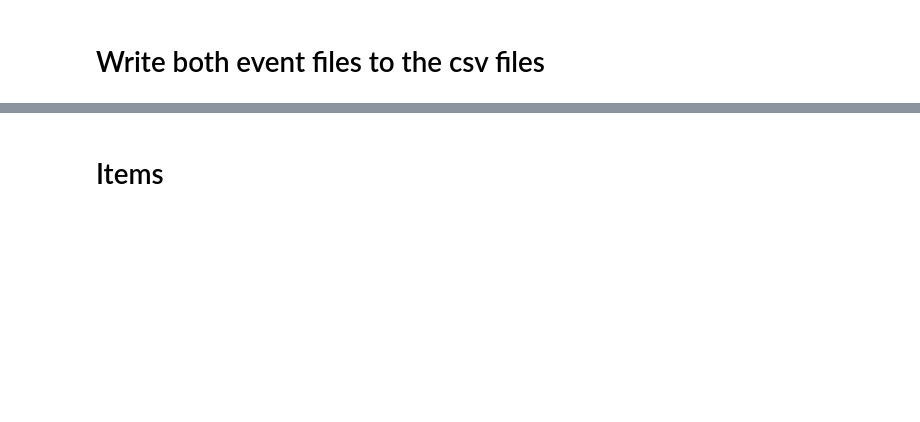
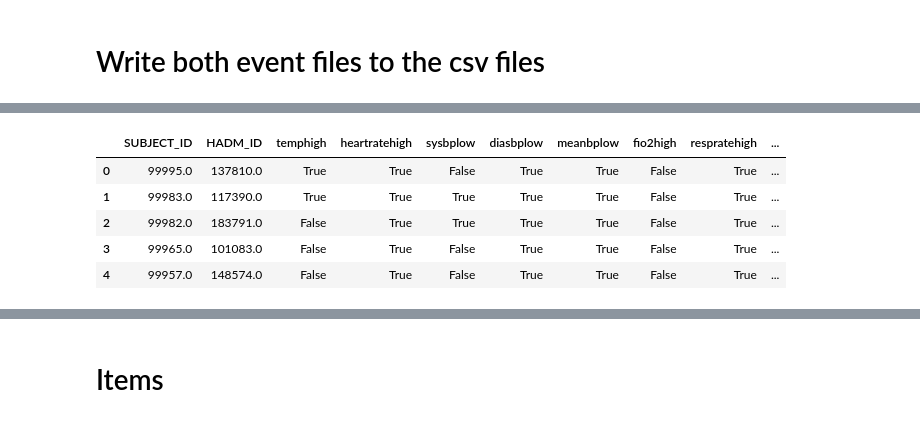
Before and after one commit to Amu19/conformalrnn1, a Jupyter notebook: utils/THESIS_NOTE.ipynb, the cells around one changed output, grey strips where cells are left out. Cells and saved outputs as stored; diff of their text form; code cells hidden in the pictures; blank space fills up the shorter version.

Commit message:
recent changes 08/18/22
recent changes. Data set ready. Age and Weight to be removed from features

```diff
--- a/utils/THESIS_NOTE.ipynb
+++ b/utils/THESIS_NOTE.ipynb
@@ -784,0 +511,2 @@ df_lab_events1.to_csv ('C:/Users/Chicki/Desktop/Data/updated/LabEvents_conv.csv'
+# %%
+new_chart_events = pd.read_csv('C:/Users/Chicki/Desktop/Data/updated/new_chart_events.csv')
@@ -784,0 +573,9 @@ df_lab_events1.to_csv ('C:/Users/Chicki/Desktop/Data/updated/LabEvents_conv.csv'
+# %%
+new_chart_events.head()
+# %% [output]
+|  | SUBJECT_ID | HADM_ID | temphigh | heartratehigh | sysbplow | diasbplow | meanbplow | fio2high | respratehigh | ... |
+| 0 | 99995.0 | 137810.0 | True | True | False | True | True | False | True | ... |
+| 1 | 99983.0 | 117390.0 | True | True | True | True | True | False | True | ... |
+| 2 | 99982.0 | 183791.0 | False | True | True | True | True | False | True | ... |
+| 3 | 99965.0 | 101083.0 | False | True | False | True | True | False | True | ... |
+| 4 | 99957.0 | 148574.0 | False | True | False | True | True | False | True | ... |
```
Also changed, not shown: parts of 124 cells of this notebook, 1 other file.
